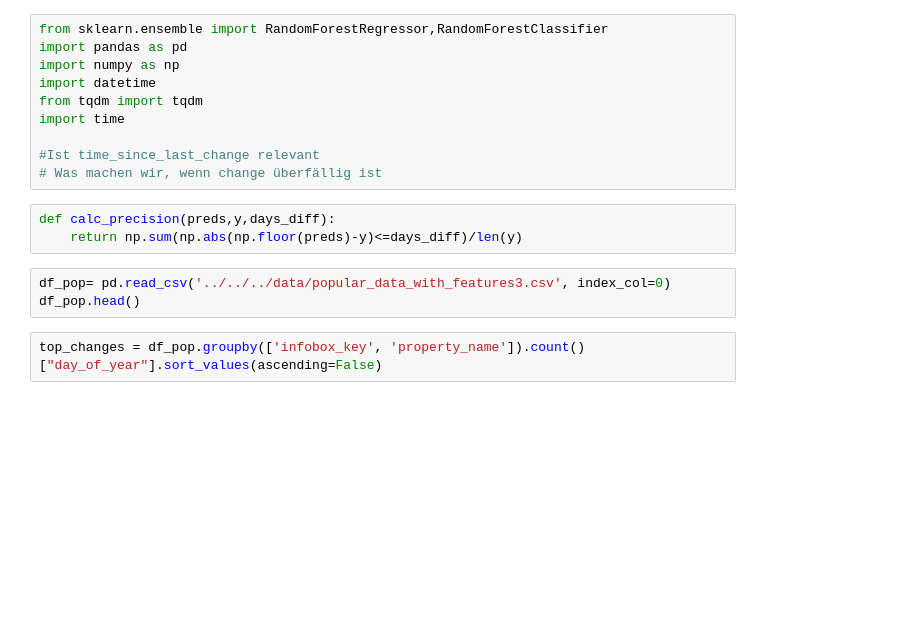
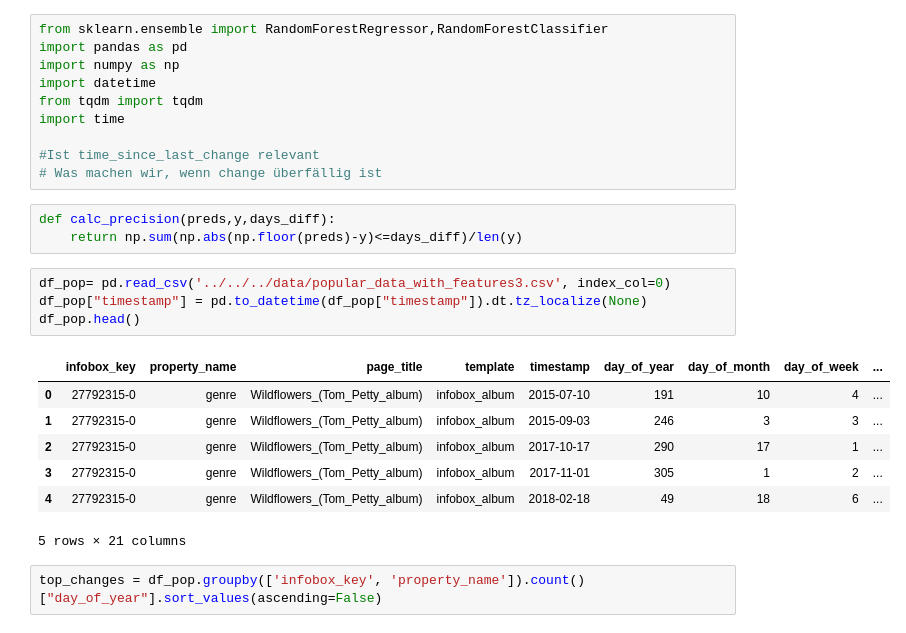
Before and after one commit to HPI-Information-Systems/wikipedia_cleanup, a Jupyter notebook: notebooks/tibor/random_forest_buckets.ipynb, the cells around one changed output. Saved outputs shown, nothing was run; the diff lists cells and outputs as text; blank space fills up the shorter version.

```diff
--- a/notebooks/tibor/random_forest_buckets.ipynb
+++ b/notebooks/tibor/random_forest_buckets.ipynb
@@ -13,7 +13,16 @@ def calc_precision(preds,y,days_diff):
     return np.sum(np.abs(np.floor(preds)-y)<=days_diff)/len(y)
 # %%
 df_pop= pd.read_csv('../../../data/popular_data_with_features3.csv', index_col=0)
+df_pop["timestamp"] = pd.to_datetime(df_pop["timestamp"]).dt.tz_localize(None)
 df_pop.head()
+# %% [output]
+|  | infobox_key | property_name | page_title | template | timestamp | day_of_year | day_of_month | day_of_week | ... |
+| 0 | 27792315-0 | genre | Wildflowers_(Tom_Petty_album) | infobox_album | 2015-07-10 | 191 | 10 | 4 | ... |
+| 1 | 27792315-0 | genre | Wildflowers_(Tom_Petty_album) | infobox_album | 2015-09-03 | 246 | 3 | 3 | ... |
+| 2 | 27792315-0 | genre | Wildflowers_(Tom_Petty_album) | infobox_album | 2017-10-17 | 290 | 17 | 1 | ... |
+| 3 | 27792315-0 | genre | Wildflowers_(Tom_Petty_album) | infobox_album | 2017-11-01 | 305 | 1 | 2 | ... |
+| 4 | 27792315-0 | genre | Wildflowers_(Tom_Petty_album) | infobox_album | 2018-02-18 | 49 | 18 | 6 | ... |
+5 rows × 21 columns
 # %%
 top_changes = df_pop.groupby(['infobox_key', 'property_name']).count()["day_of_year"].sort_values(ascending=False)
 # %%
```
Also changed, not shown: parts of 3 cells of this notebook.
